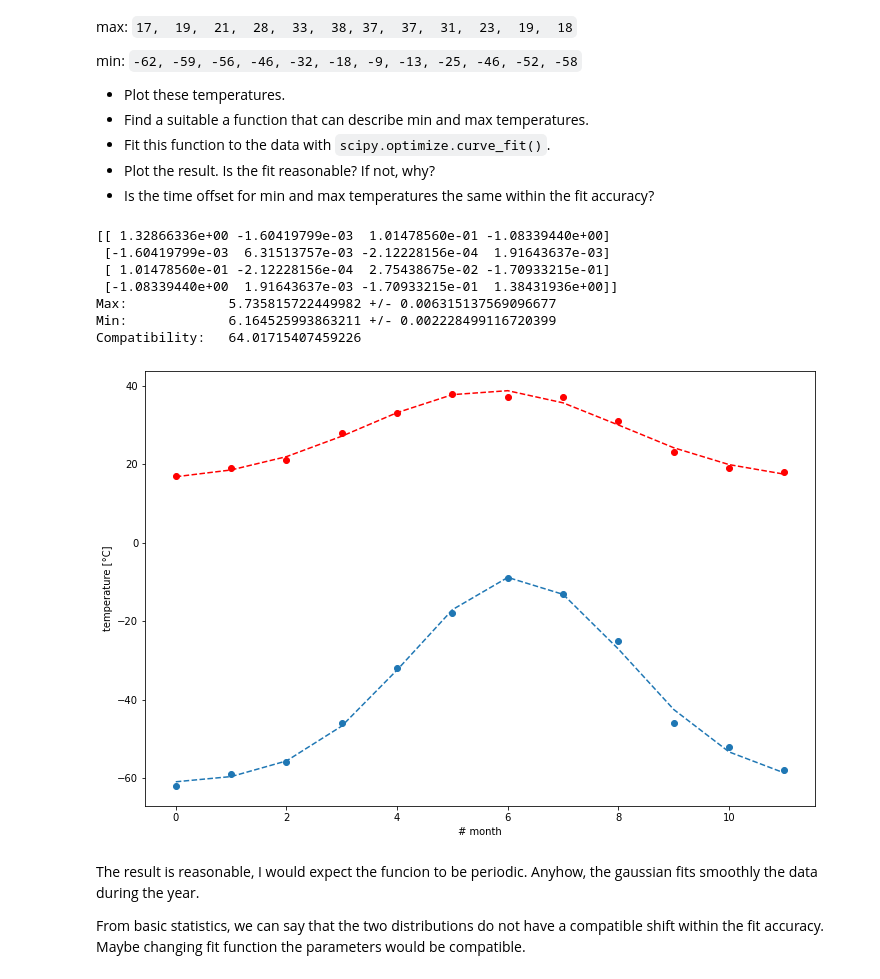
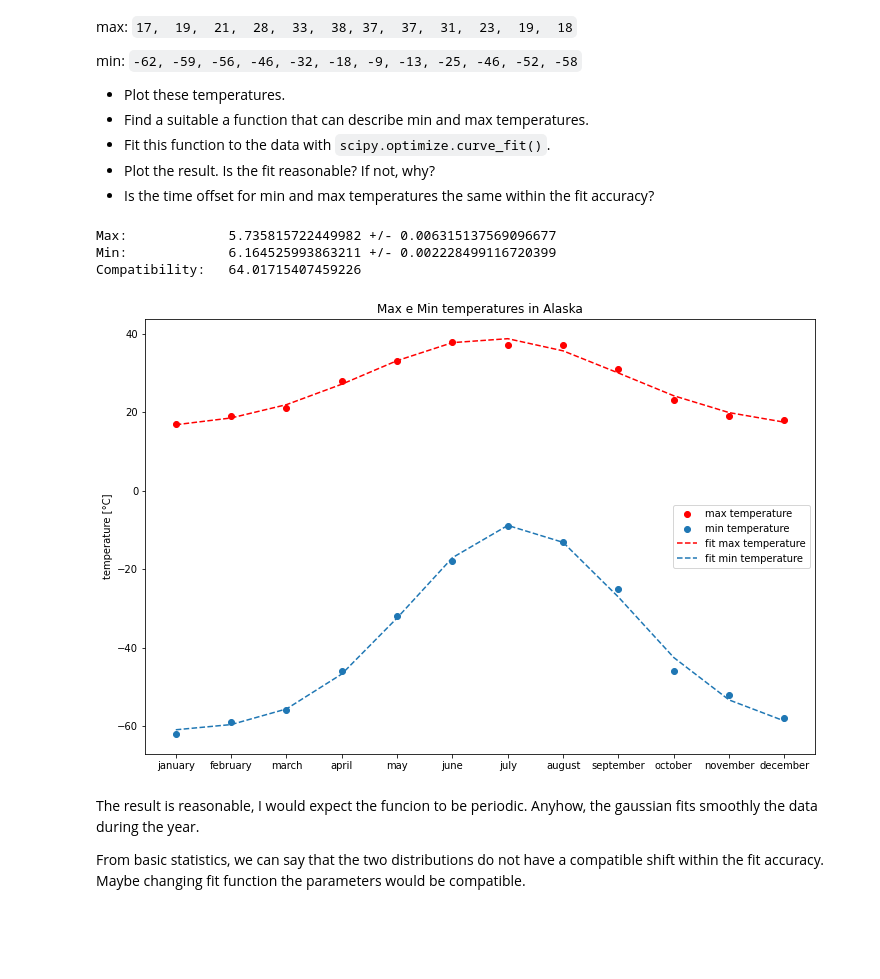
Before and after one commit to aidinattar/LaboratoryOfComputationalPhysics_Y4, a Jupyter notebook: 08ex_fitting.ipynb, the cells around one changed output. Drawn from its saved outputs; the diff is of its cells as text; code cells hidden in the pictures; blank space fills up the shorter version.

```diff
--- a/08ex_fitting.ipynb
+++ b/08ex_fitting.ipynb
@@ -129,38 +129,38 @@ min: `-62, -59, -56, -46, -32, -18, -9, -13, -25, -46, -52, -58`
 # %%
 Tmax   = np.array([17,  19,  21,  28,  33,  38, 37,  37,  31,  23,  19,  18])
 Tmin   = np.array([-62, -59, -56, -46, -32, -18, -9, -13, -25, -46, -52, -58])
 months = np.arange(12)
+Months = ['january', 'february',     'march',
+            'april',      'may',      'june',
+             'july',   'august', 'september',
+          'october', 'november',  'december']
 
 fig, ax1 = plt.subplots(figsize=(12, 8))
-ax1.scatter(months, Tmax, c='r')
-ax1.scatter(months, Tmin, c='C0')
+ax1.scatter(Months, Tmax, c='r', label='max temperature')
+ax1.scatter(Months, Tmin, c='C0', label='min temperature')
 ax1.set_ylabel('temperature [°C]')
-ax1.set_xlabel('# month')
+#ax1.set_xlabel('# month')
+ax1.set_title('Max e Min temperatures in Alaska')
 
 
 def gaussian(x, N, mu, sig, offset):
     return N * np.exp(-np.power(x - mu, 2.) / (2 * np.power(sig, 2.))) + offset
 
 poptMax, pcovMax = optimize.curve_fit(gaussian, months, Tmax, p0 = [20,6, 2, 20])
 poptMin, pcovMin = optimize.curve_fit(gaussian, months, Tmin, p0 = [40,6, 2, -60])
-ax1.plot(months, gaussian(months, poptMax[0],poptMax[1],poptMax[2], poptMax[3]), linestyle='dashed',c = 'r' )
-ax1.plot(months, gaussian(months, poptMin[0],poptMin[1],poptMin[2], poptMin[3]), linestyle='dashed', c = 'C0')
-
-print(pcovMax)
+ax1.plot(months, gaussian(months, poptMax[0],poptMax[1],poptMax[2], poptMax[3]), linestyle='dashed',c = 'r', label='fit max temperature')
+ax1.plot(months, gaussian(months, poptMin[0],poptMin[1],poptMin[2], poptMin[3]), linestyle='dashed', c = 'C0', label='fit min temperature')
+ax1.legend(loc = 'center right')
 
 comp = np.abs(poptMax[1] - poptMin[1]) / np.sqrt(pcovMax[1,1]**2 + pcovMin[1,1]**2)
 print('Max:\t\t', poptMax[1], '+/-', pcovMax[1,1])
 print('Min:\t\t', poptMin[1], '+/-', pcovMin[1,1])
 print('Compatibility:\t',comp)
 # %% [output]
-[[ 1.32866336e+00 -1.60419799e-03  1.01478560e-01 -1.08339440e+00]
- [-1.60419799e-03  6.31513757e-03 -2.12228156e-04  1.91643637e-03]
- [ 1.01478560e-01 -2.12228156e-04  2.75438675e-02 -1.70933215e-01]
- [-1.08339440e+00  1.91643637e-03 -1.70933215e-01  1.38431936e+00]]
 Max:             5.735815722449982 +/- 0.006315137569096677
 Min:             6.164525993863211 +/- 0.002228499116720399
 Compatibility:   64.01715407459226
-[figure, old version]
+[figure, new version]
 # %% [markdown]
 The result is reasonable, I would expect the funcion to be periodic. Anyhow, the gaussian fits smoothly the data during the year.
 
```
Also changed, not shown: parts of 5 cells of this notebook.
